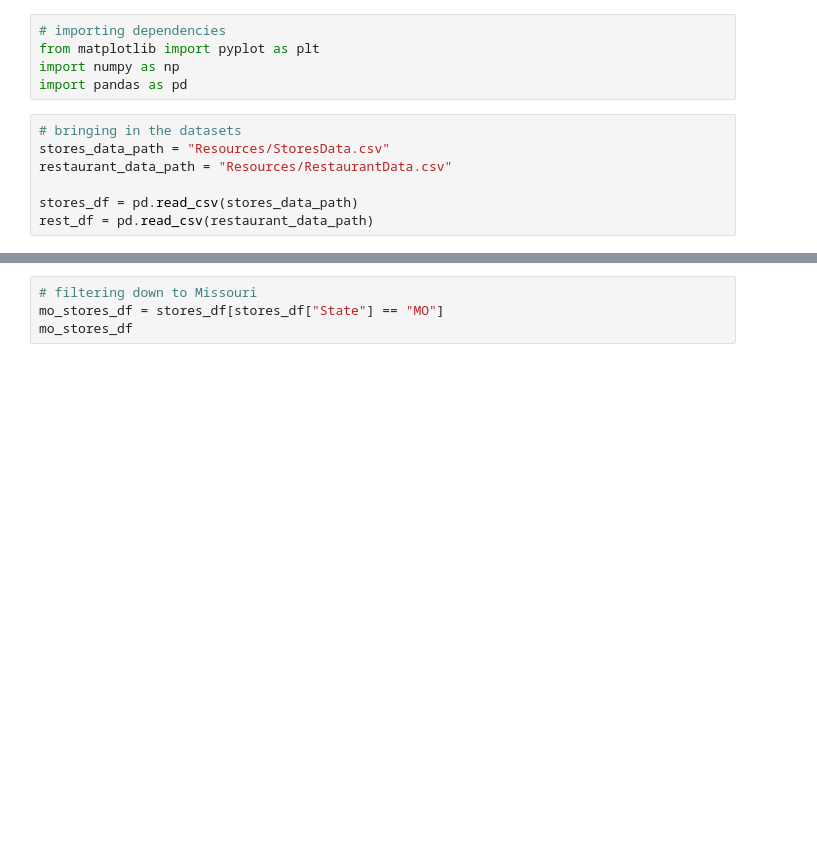
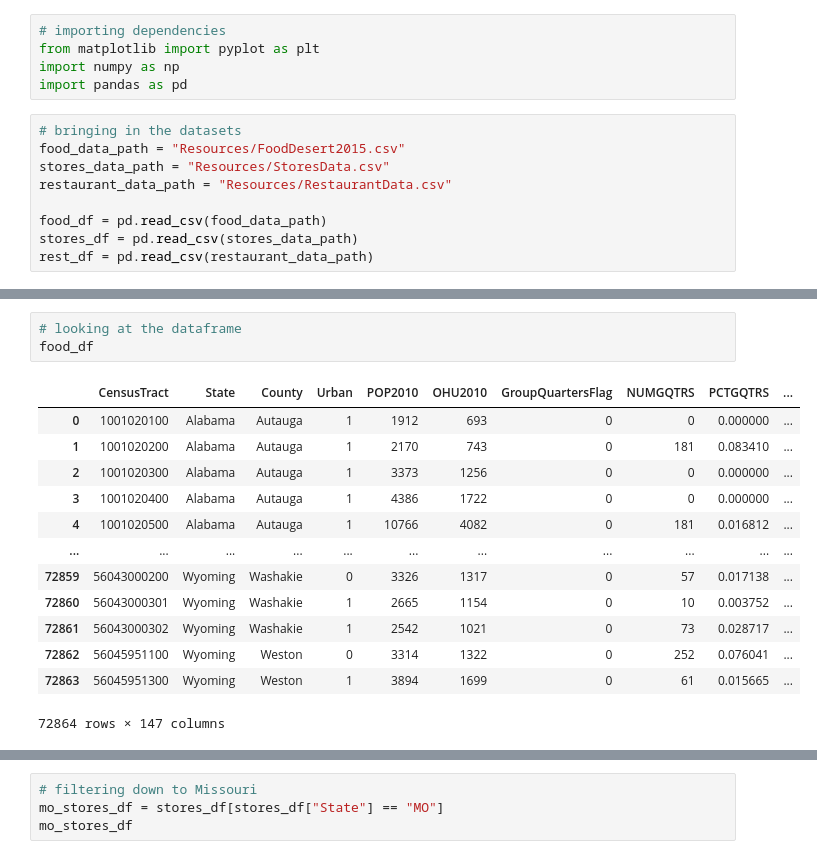
Before and after one commit to marybellavia/project-one, a Jupyter notebook: DataCleaning.ipynb, the cells around one changed output, grey strips where cells are left out. Saved outputs shown, nothing was run; the diff lists cells and outputs as text; blank space fills up the shorter version.

```diff
--- a/MergingFoodEnvironmentData.ipynb
+++ b/DataCleaning.ipynb
@@ -5,8 +5,10 @@ import numpy as np
 import pandas as pd
 # %%
 # bringing in the datasets
+food_data_path = "Resources/FoodDesert2015.csv"
 stores_data_path = "Resources/StoresData.csv"
 restaurant_data_path = "Resources/RestaurantData.csv"
 
+food_df = pd.read_csv(food_data_path)
 stores_df = pd.read_csv(stores_data_path)
 rest_df = pd.read_csv(restaurant_data_path)
@@ -28,0 +15,17 @@ stores_df
+# %%
+# looking at the dataframe
+food_df
+# %% [output]
+|  | CensusTract | State | County | Urban | POP2010 | OHU2010 | GroupQuartersFlag | NUMGQTRS | PCTGQTRS | ... |
+| 0 | 1001020100 | Alabama | Autauga | 1 | 1912 | 693 | 0 | 0 | 0.000000 | ... |
+| 1 | 1001020200 | Alabama | Autauga | 1 | 2170 | 743 | 0 | 181 | 0.083410 | ... |
+| 2 | 1001020300 | Alabama | Autauga | 1 | 3373 | 1256 | 0 | 0 | 0.000000 | ... |
+| 3 | 1001020400 | Alabama | Autauga | 1 | 4386 | 1722 | 0 | 0 | 0.000000 | ... |
+| 4 | 1001020500 | Alabama | Autauga | 1 | 10766 | 4082 | 0 | 181 | 0.016812 | ... |
+| ... | ... | ... | ... | ... | ... | ... | ... | ... | ... | ... |
+| 72859 | 56043000200 | Wyoming | Washakie | 0 | 3326 | 1317 | 0 | 57 | 0.017138 | ... |
+| 72860 | 56043000301 | Wyoming | Washakie | 1 | 2665 | 1154 | 0 | 10 | 0.003752 | ... |
+| 72861 | 56043000302 | Wyoming | Washakie | 1 | 2542 | 1021 | 0 | 73 | 0.028717 | ... |
+| 72862 | 56045951100 | Wyoming | Weston | 0 | 3314 | 1322 | 0 | 252 | 0.076041 | ... |
+| 72863 | 56045951300 | Wyoming | Weston | 1 | 3894 | 1699 | 0 | 61 | 0.015665 | ... |
+72864 rows × 147 columns
```
Also changed, not shown: parts of 10 cells of this notebook, 5 other files.
